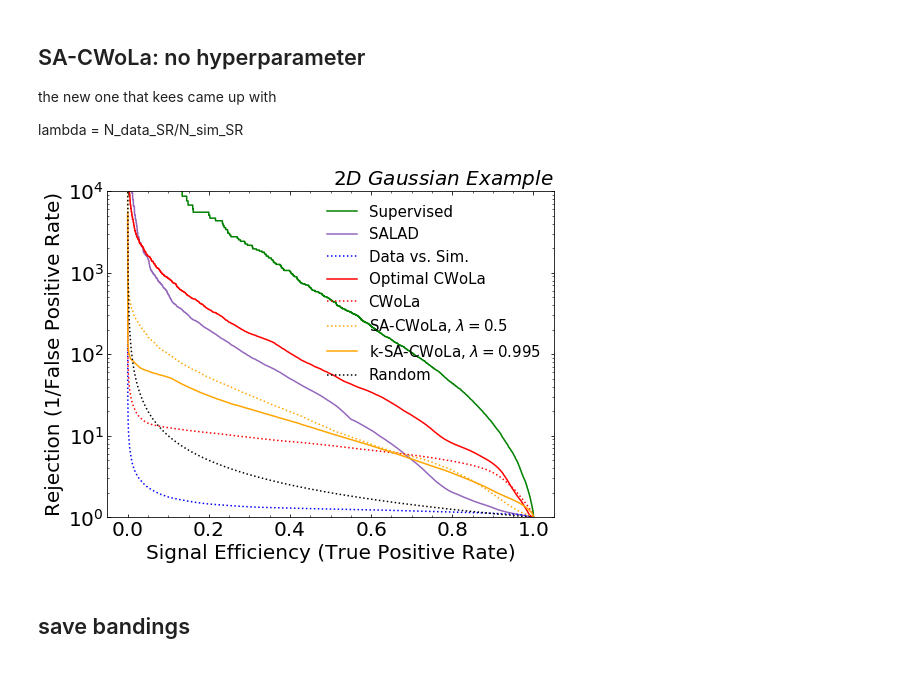
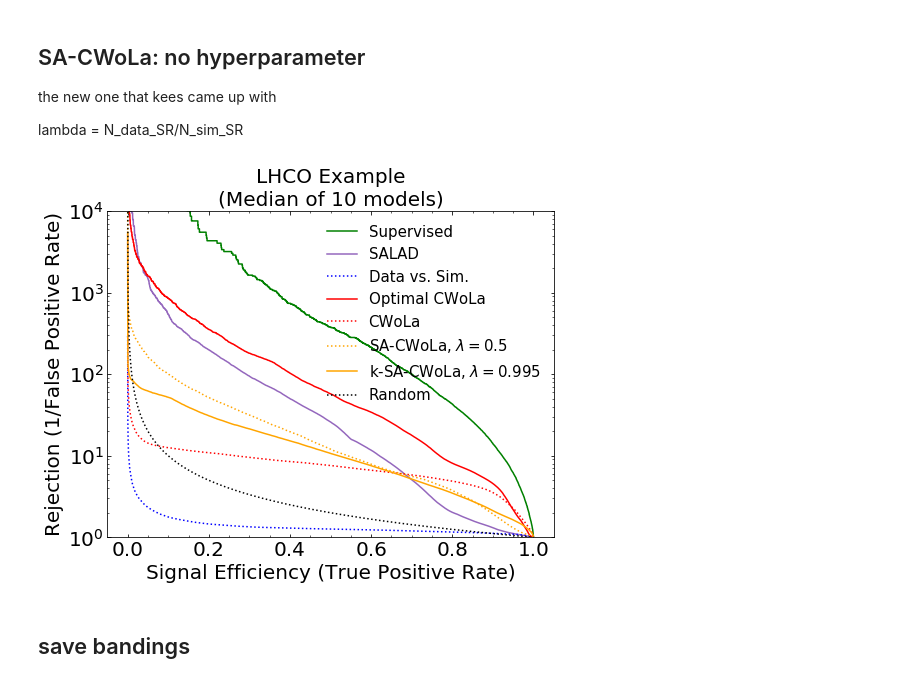
Before and after one commit to bnachman/DCTRHunting, a Jupyter notebook: CWoLaSimulationAssistedDecorrelation.ipynb, the cells around one changed output. Saved outputs shown, nothing was run; the diff lists cells and outputs as text; code cells hidden in the pictures.

Commit message:
add updated plots for both nbs

```diff
--- a/CWoLaSimulationAssistedDecorrelation.ipynb
+++ b/CWoLaSimulationAssistedDecorrelation.ipynb
@@ -180,7 +180,7 @@ model_sup.add(Dense(64, activation='relu'))
 model_sup.add(Dense(1, activation='sigmoid'))
 model_sup.compile(loss='binary_crossentropy', optimizer='adam', metrics=['accuracy'])
 
-hist_sup = model_sup.fit(X_sup_train, Y_sup_train, epochs=EPOCHS, batch_size=batch_size)
+hist_sup = model_sup.fit(X_sup_train, Y_sup_train, epochs=EPOCHS, batch_size=batch_size, verbose=0)
 
 scores_sup = model_sup.predict(X_sup_val,batch_size=batch_size)
 fpr_sup, tpr_sup, _ = roc_curve(Y_sup_val, scores_sup)
@@ -756,6 +739,10 @@ with np.errstate(divide='ignore'):
     SALAD_std = np.std(fpr_interp, axis=0)
 # %%
 # Plot without banding
+
+mylambda = .5
+
+myklambda = np.round(len(SR_background_data)/len(SR_background_sim), 3)
 
 fig = plt.figure(figsize=(8, 6))
 gs = gridspec.GridSpec(1, 1, height_ratios=[1])
@@ -765,35 +752,35 @@ ax0.xaxis.set_ticks_position('both')
 ax0.tick_params(direction="in",which="both")
 ax0.minorticks_on()
 plt.xticks(fontsize=20)
 plt.yticks(fontsize=20)
 
 plt.yscale("log")
 plt.ylim([1,1e4])
 
 plt.plot(tpr_sup,1./fpr_sup,label="Supervised",color='green')
 # plt.plot(tpr_sup1d,1./fpr_sup1d,label="Supervised ($x_1$ only)",color='green',ls=":",linewidth=5)
 
 plt.plot(tpr_pts, SALAD_med, label="SALAD",color="tab:purple")
 plt.plot(tpr_pts, dvsim_med, label="Data vs. Sim.",color="blue",ls=":")
 plt.plot(tpr_pts, ocwola_med,label="Optimal CWoLa",color="red")
 plt.plot(tpr_pts, cwola_med,label="CWoLa",color="red",ls=":")
 plt.plot(tpr_pts, sacwola_med,label="SA-CWoLa, $\lambda = {}$".format(mylambda),color="orange", ls=':'),
 plt.plot(tpr_pts, ksacwola_med,label="k-SA-CWoLa, $\lambda = {}$".format(myklambda),color="orange")
 
 plt.plot(tpr_sup,1./tpr_sup,color="black",ls=":",label="Random")
 
 plt.xlabel(r'Signal Efficiency (True Positive Rate)',fontsize=20)
 plt.ylabel(r"Rejection (1/False Positive Rate)",fontsize=20)
 plt.legend(frameon=False,fontsize=15,loc="upper right")
 
-plt.title("$2D$ $Gaussian$ $Example$",fontsize=20,loc="right")
+plt.title("LHCO Example\n(Median of {} models)".format(n_injections),fontsize=20)
 plt.savefig('plots/lhco/combined.pdf', pdf=True, bbox_inches='tight')
 plt.savefig('plots/lhco/combined.png', pdf=False, bbox_inches='tight')
 
 # plt.savefig('plots/imperfect_sim_averaged_5/toy_lambda_50.png', bbox_inches='tight', padinches=0)
 # plt.savefig('plots/imperfect_sim_averaged_5/toy_lambda_50.pdf', bbox_inches='tight', padinches=0)
 # %% [output]
-[figure, old version]
+[figure, new version]
 # %% [markdown]
 ## save bandings
 # %%
```
Also changed, not shown: parts of 5 cells of this notebook, 11 other files.
